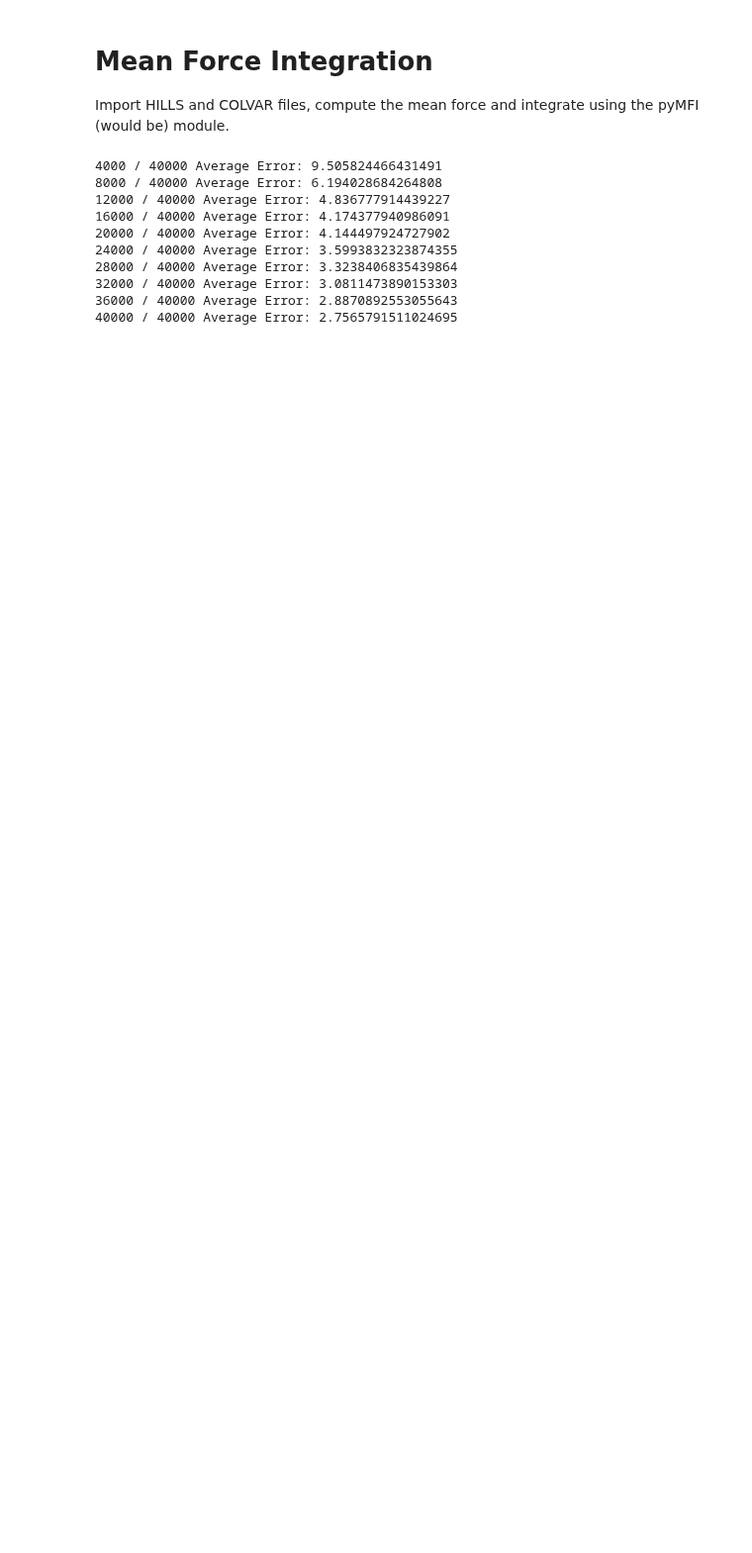
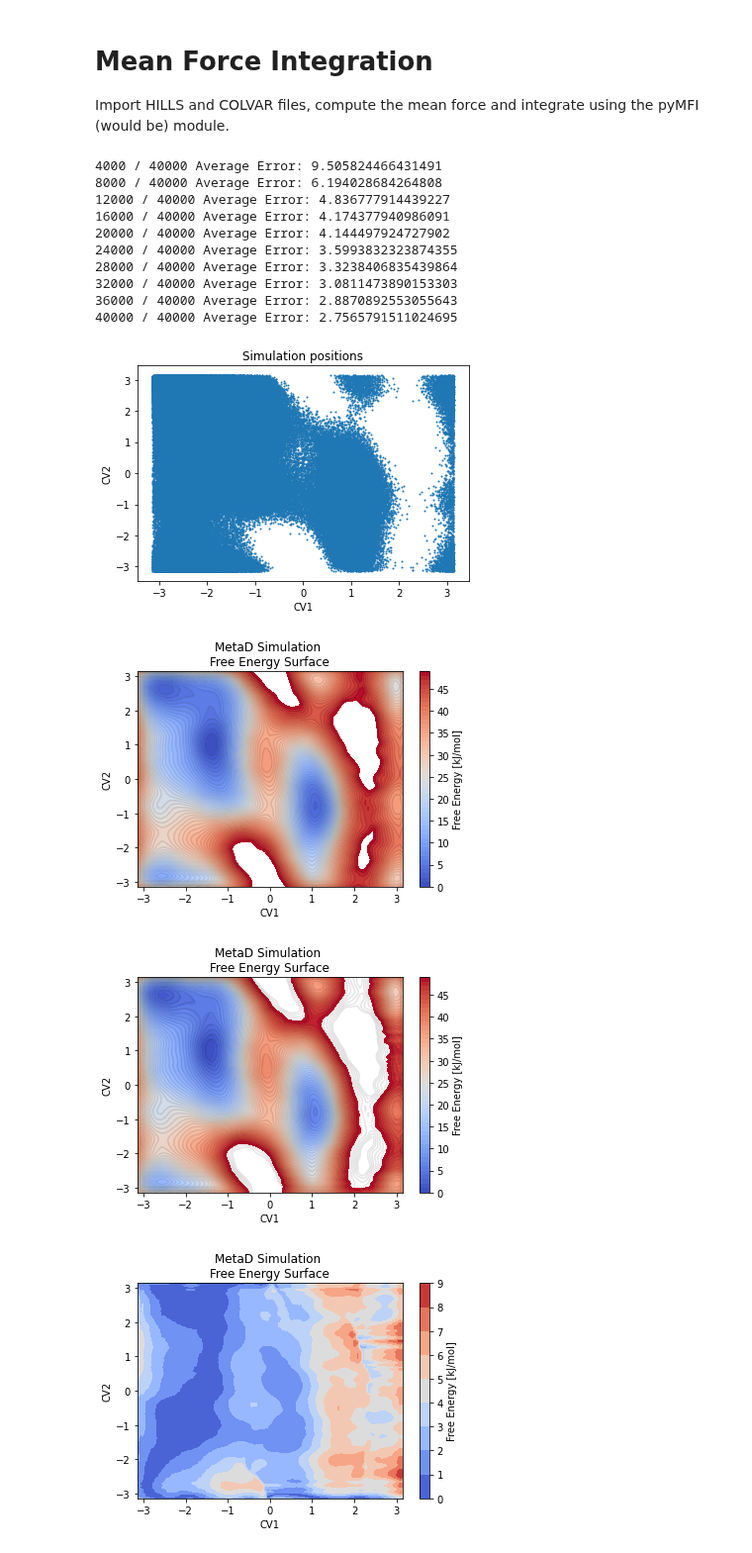
Before and after one commit to mme-ucl/MFI, a Jupyter notebook: MFI_notebook.ipynb, the cells around one changed output. Shown at 99% size. Cells and saved outputs as stored; diff of their text form; code cells hidden in the pictures; blank space fills up the shorter version.

```diff
--- a/MFI_notebook.ipynb
+++ b/MFI_notebook.ipynb
@@ -29,3 +32,44 @@ HILLS=MFI.load_HILLS_2D(hills_name="HILLS40")
 32000 / 40000 Average Error: 3.0811473890153303
 36000 / 40000 Average Error: 2.8870892553055643
 40000 / 40000 Average Error: 2.7565791511024695
+# %%
+plt.scatter(position_x,position_y,s=1)
+plt.title("Simulation positions")
+plt.xlabel("CV1")
+plt.ylabel("CV2")
+plt.show()
+
+plt.figure(1)
+plt.contourf(X, Y, FES, levels=range(0,50,1), cmap='coolwarm');
+plt.colorbar(label="Free Energy [kJ/mol]")
+plt.contour(X, Y, FES, levels=range(0,50,1), colors="black", alpha=0.1);
+plt.xlabel(r"CV1")
+plt.ylabel(r"CV2")
+plt.title("MetaD Simulation \nFree Energy Surface")
+plt.show()
+
+plt.figure(1)
+plt.contourf(X, Y, FES2, levels=range(0,50,1), cmap='coolwarm');
+plt.colorbar(label="Free Energy [kJ/mol]")
+plt.contour(X, Y, FES, levels=range(0,50,1), colors="black", alpha=0.1);
+plt.xlabel(r"CV1")
+plt.ylabel(r"CV2")
+plt.title("MetaD Simulation \nFree Energy Surface")
+plt.show()
+
+plt.figure(1)
+plt.contourf(X, Y, np.abs(FES-FES2), levels=range(0,10,1), cmap='coolwarm');
+plt.colorbar(label="Free Energy [kJ/mol]")
+plt.xlabel(r"CV1")
+plt.ylabel(r"CV2")
+plt.title("MetaD Simulation \nFree Energy Surface")
+plt.show()
+
+
+plt.plot(range(len(ofe_history)), ofe_history)
+plt.show()
+# %% [output]
+[figure, added]
+[figure, added]
+[figure, added]
+[figure, added]
```
Also changed, not shown: parts of 4 cells of this notebook, 1 other file.
